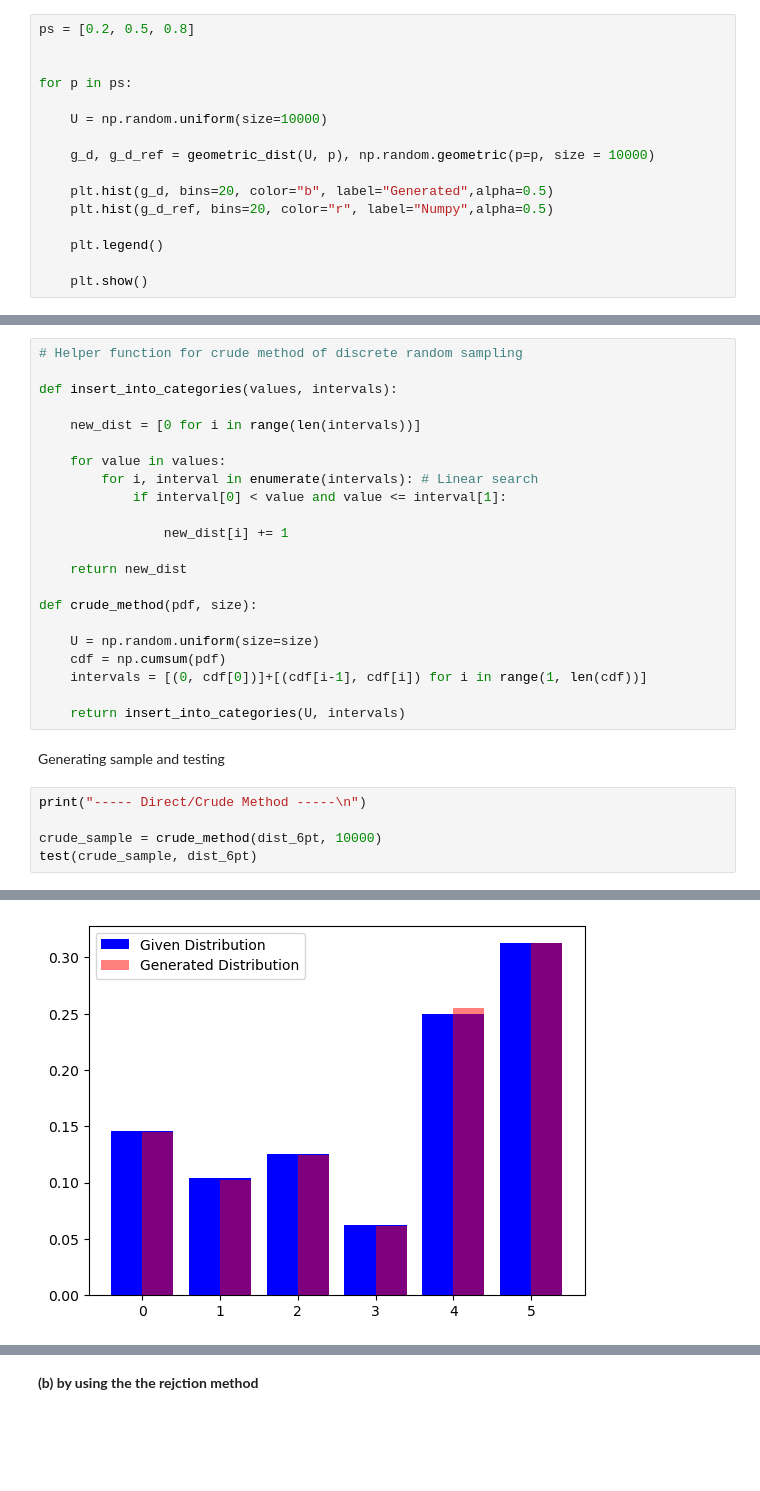
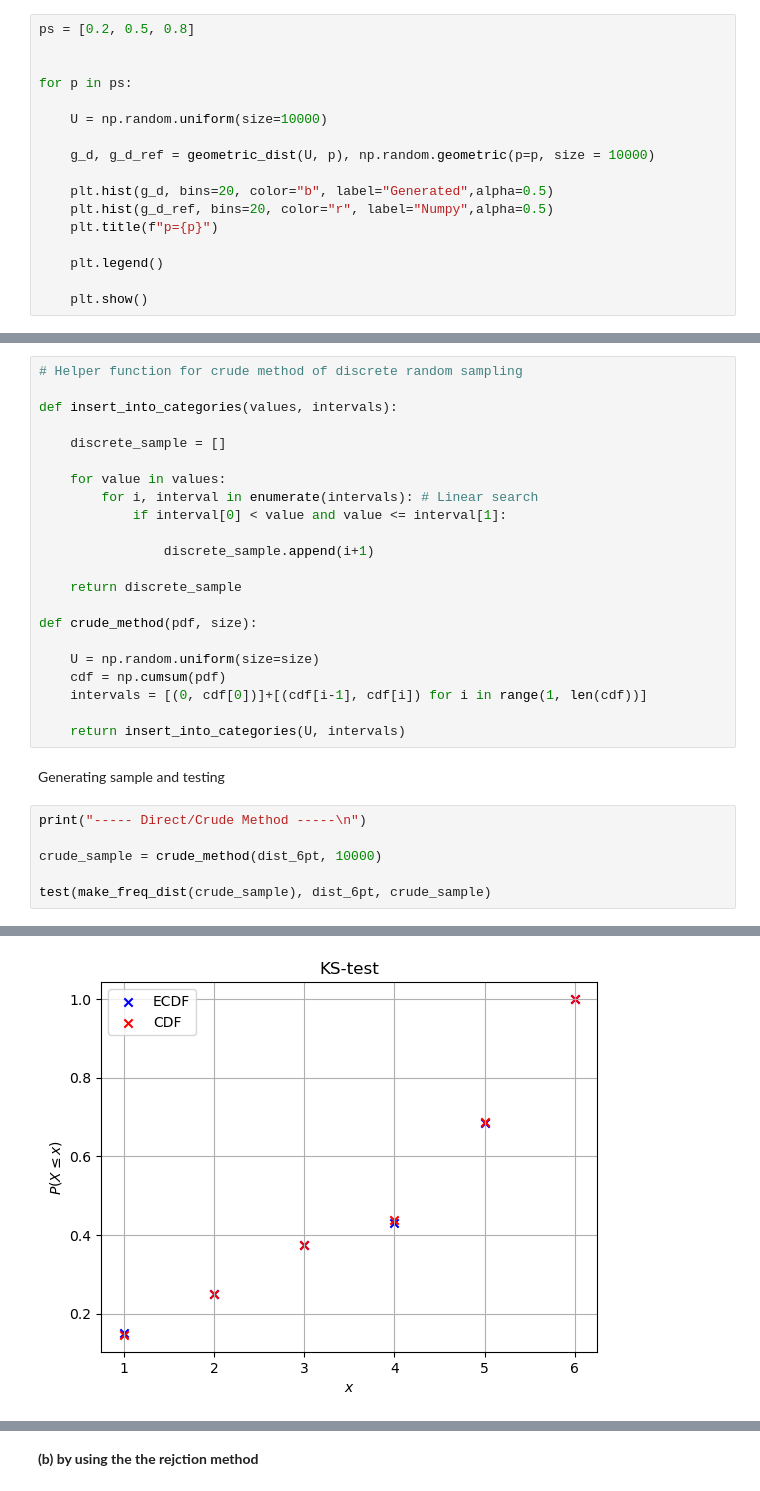
Before and after one commit to damiskov/02443-stochastic-simulation, a Jupyter notebook: Exercises/ex2.ipynb, the cells around one changed output, grey strips where cells are left out. Drawn from its saved outputs; the diff is of its cells as text; blank space fills up the shorter version.

```diff
--- a/Exercises/ex2.ipynb
+++ b/Exercises/ex2.ipynb
@@ -69,6 +213,7 @@ for p in ps:
 
     plt.hist(g_d, bins=20, color="b", label="Generated",alpha=0.5)
     plt.hist(g_d_ref, bins=20, color="r", label="Numpy",alpha=0.5)
+    plt.title(f"p={p}")
 
     plt.legend()
 
@@ -95,15 +240,15 @@ dist_6pt = [7/48, 5/48, 1/8, 1/16, 1/4, 5/16]
 
 def insert_into_categories(values, intervals):
 
-    new_dist = [0 for i in range(len(intervals))]
+    discrete_sample = []
 
     for value in values:
         for i, interval in enumerate(intervals): # Linear search
             if interval[0] < value and value <= interval[1]:
 
-                new_dist[i] += 1
+                discrete_sample.append(i+1)
 
-    return new_dist
+    return discrete_sample
 
 def crude_method(pdf, size):
 
@@ -118,7 +263,8 @@ Generating sample and testing
 print("----- Direct/Crude Method -----\n")
 
 crude_sample = crude_method(dist_6pt, 10000)
-test(crude_sample, dist_6pt)
+
+test(make_freq_dist(crude_sample), dist_6pt, crude_sample)
 # %% [output]
 ----- Direct/Crude Method -----
 
@@ -138 +284 @@ P-value: 0.0021645021645021645
-[figure, old version]
+[figure, new version]
```
Also changed, not shown: parts of 14 cells of this notebook, 2 other files.
